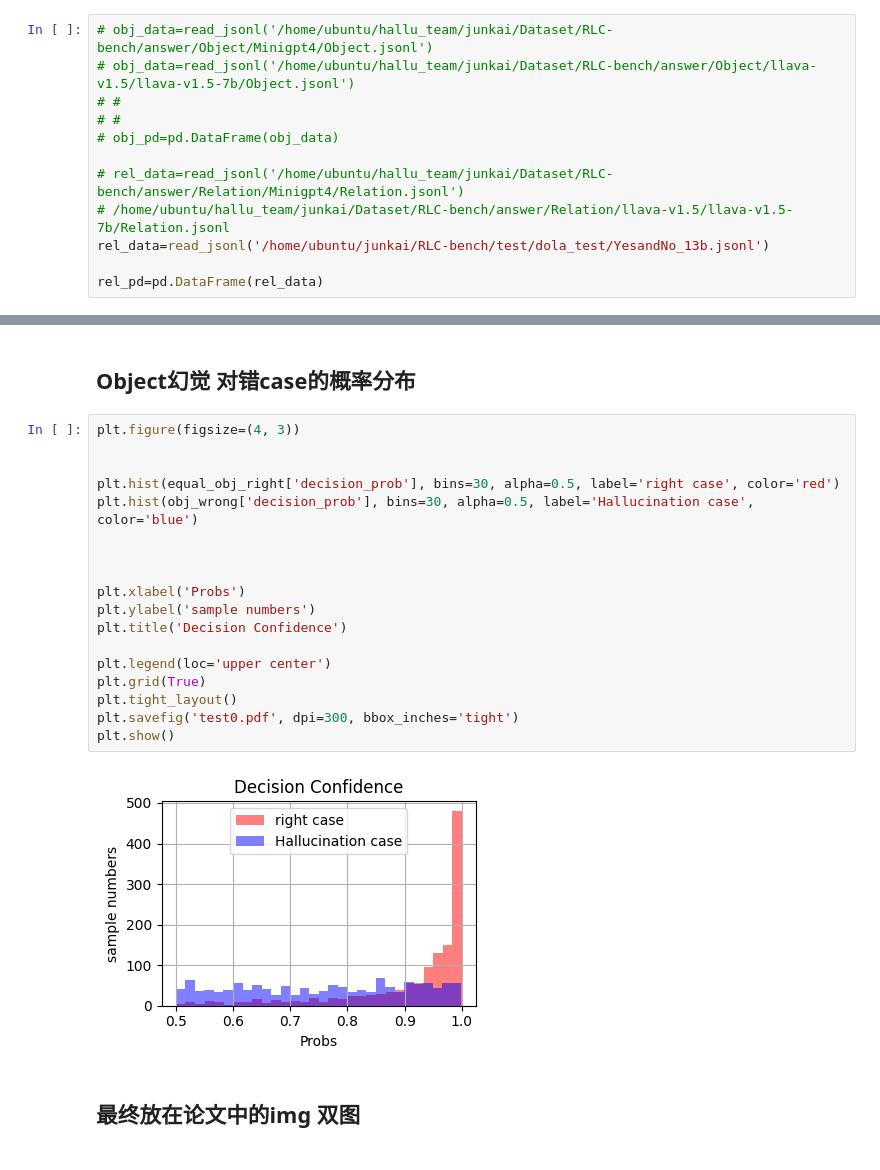
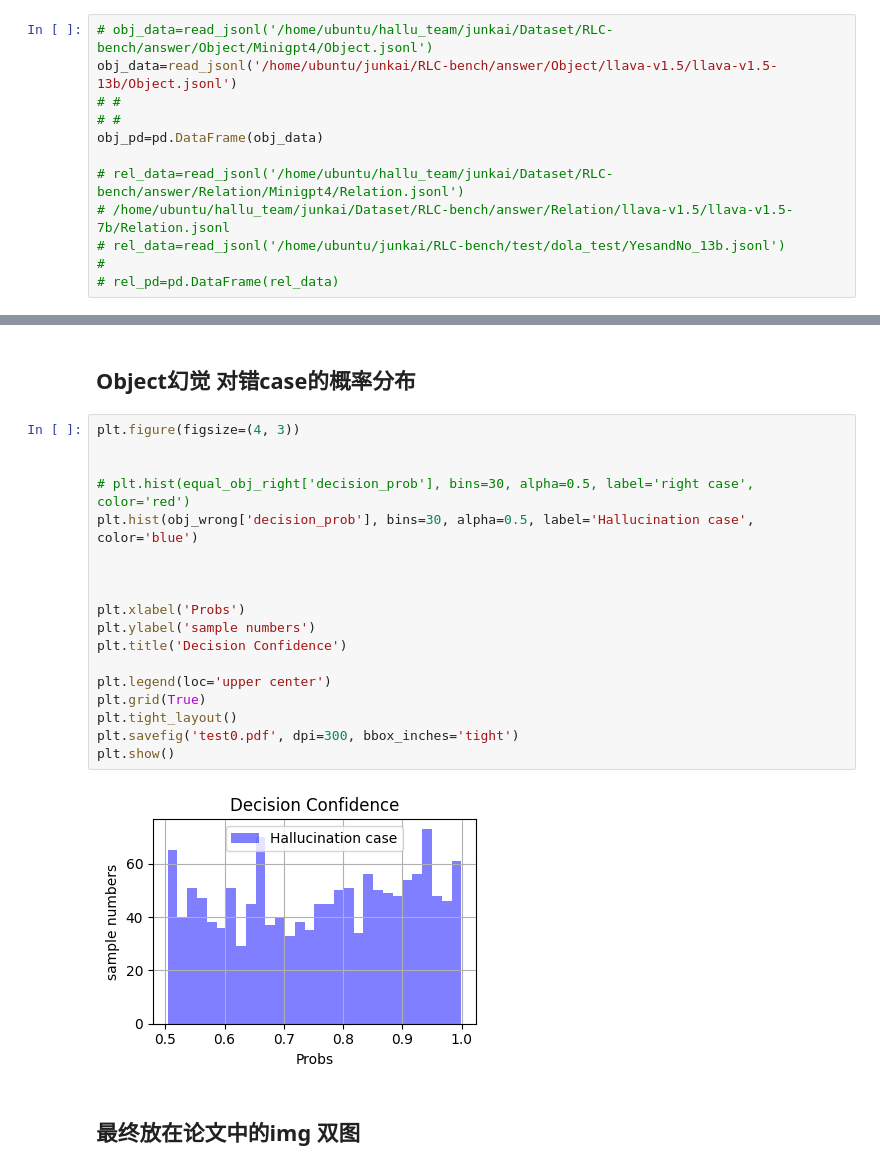
Before and after one commit to JackChen-seu/Reefknot, a Jupyter notebook: RLC-bench/neok_code/notebooks/draw1.ipynb, the cells around one changed output, grey strips where cells are left out. Cells and saved outputs as stored; diff of their text form.

```diff
--- a/RLC-bench/neok_code/notebooks/draw1.ipynb
+++ b/RLC-bench/neok_code/notebooks/draw1.ipynb
@@ -30,14 +30,14 @@ def entropy(p_yes, p_no):
 ## 读取数据
 # %%
 # obj_data=read_jsonl('/home/ubuntu/hallu_team/junkai/Dataset/RLC-bench/answer/Object/Minigpt4/Object.jsonl')
-# obj_data=read_jsonl('/home/ubuntu/hallu_team/junkai/Dataset/RLC-bench/answer/Object/llava-v1.5/llava-v1.5-7b/Object.jsonl')
+obj_data=read_jsonl('/home/ubuntu/junkai/RLC-bench/answer/Object/llava-v1.5/llava-v1.5-13b/Object.jsonl')
 # #
 # #
-# obj_pd=pd.DataFrame(obj_data)
+obj_pd=pd.DataFrame(obj_data)
 
 # rel_data=read_jsonl('/home/ubuntu/hallu_team/junkai/Dataset/RLC-bench/answer/Relation/Minigpt4/Relation.jsonl')
 # /home/ubuntu/hallu_team/junkai/Dataset/RLC-bench/answer/Relation/llava-v1.5/llava-v1.5-7b/Relation.jsonl
-rel_data=read_jsonl('/home/ubuntu/junkai/RLC-bench/test/dola_test/YesandNo_13b.jsonl')
-
-rel_pd=pd.DataFrame(rel_data)
+# rel_data=read_jsonl('/home/ubuntu/junkai/RLC-bench/test/dola_test/YesandNo_13b.jsonl')
+#
+# rel_pd=pd.DataFrame(rel_data)
 # %% [output]
@@ -75,23 +75,23 @@ Length of total is 9000
 # %%
 plt.figure(figsize=(4, 3))
 
 
-plt.hist(equal_obj_right['decision_prob'], bins=30, alpha=0.5, label='right case', color='red')
+# plt.hist(equal_obj_right['decision_prob'], bins=30, alpha=0.5, label='right case', color='red')
 plt.hist(obj_wrong['decision_prob'], bins=30, alpha=0.5, label='Hallucination case', color='blue')
 
 
 
 plt.xlabel('Probs')
 plt.ylabel('sample numbers')
 plt.title('Decision Confidence')
 
 plt.legend(loc='upper center')
 plt.grid(True)
 plt.tight_layout()
 plt.savefig('test0.pdf', dpi=300, bbox_inches='tight')
 plt.show()
 # %% [output]
-[figure, old version]
+[figure, new version]
 # %% [markdown]
 ## 最终放在论文中的img 双图
 # %%
```
Also changed, not shown: parts of 7 cells of this notebook, 42 other files.
